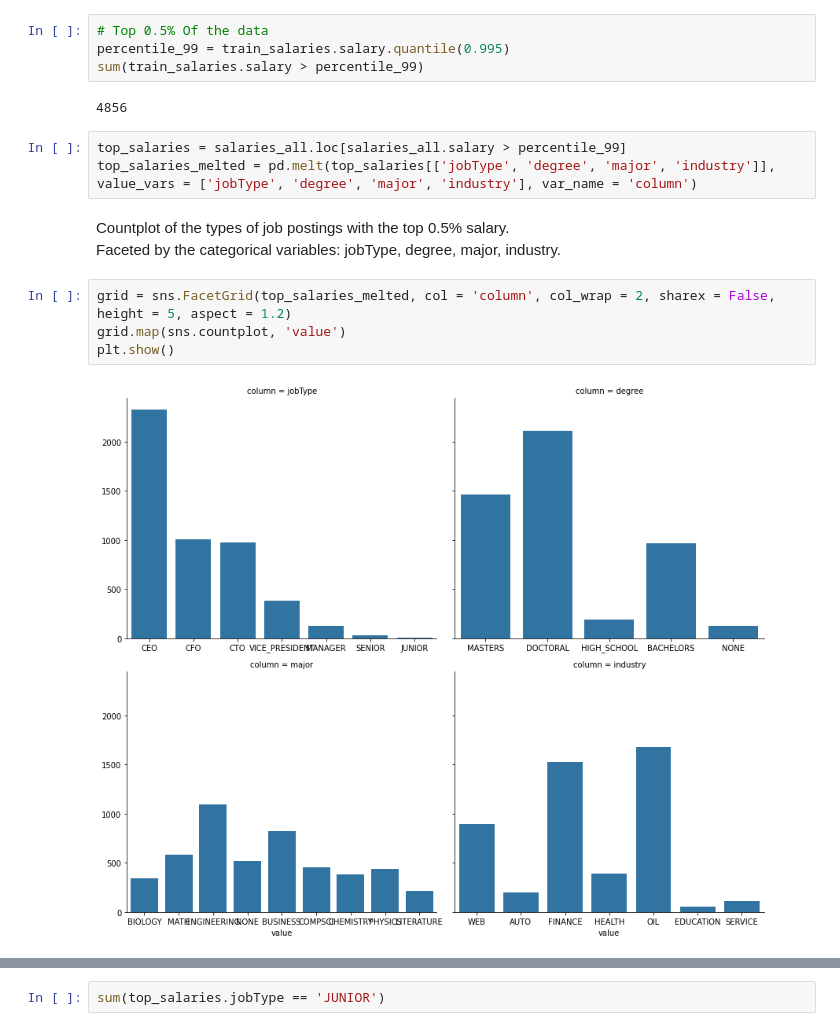
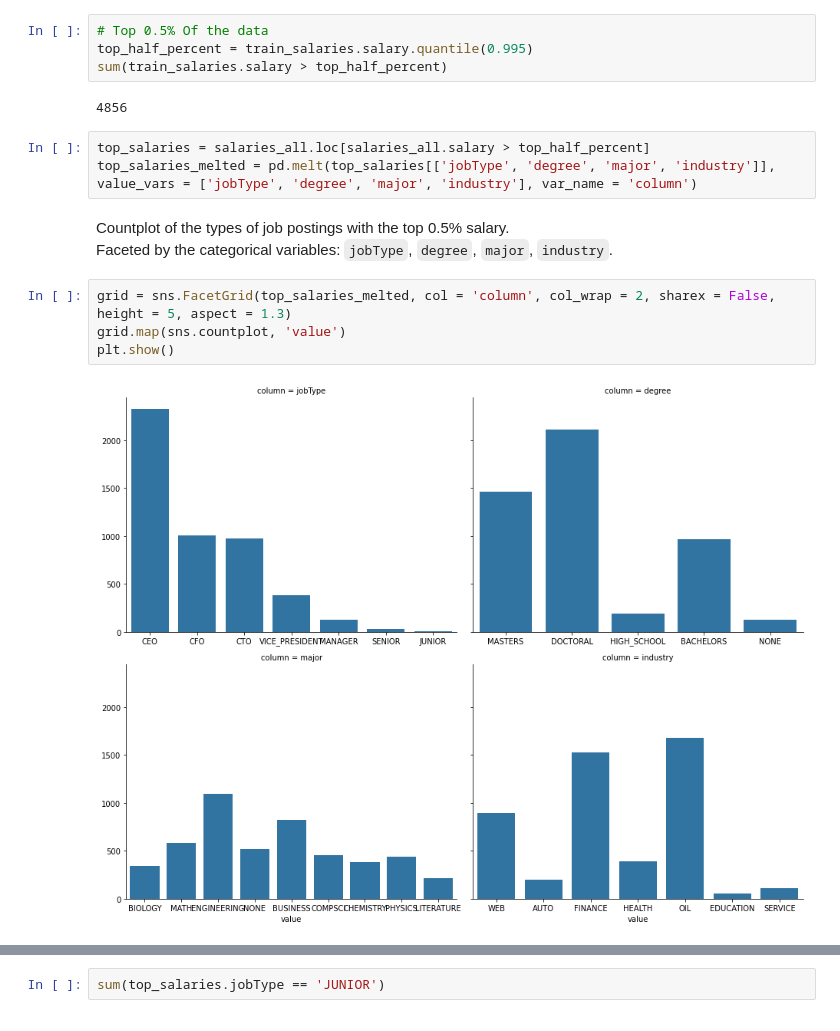
Before and after one commit to scottwiles/salary_prediction, a Jupyter notebook: notebooks/salary_prediction_eda.ipynb, the cells around one changed output, grey strips where cells are left out. Saved outputs shown, nothing was run; the diff lists cells and outputs as text.

```diff
--- a/notebooks/salary_prediction_eda.ipynb
+++ b/notebooks/salary_prediction_eda.ipynb
@@ -193,19 +196,19 @@ _(assuming questions about data pipeline health and accuracy of the data can't b
 Look into the highest salary values and check for more subtle signs of data quality issues (i.e. extremely high paid junior positions)
 # %%
 # Top 0.5% Of the data
-percentile_99 = train_salaries.salary.quantile(0.995)
-sum(train_salaries.salary > percentile_99)
+top_half_percent = train_salaries.salary.quantile(0.995)
+sum(train_salaries.salary > top_half_percent)
 # %% [output]
 4856
 # %%
-top_salaries = salaries_all.loc[salaries_all.salary > percentile_99]
+top_salaries = salaries_all.loc[salaries_all.salary > top_half_percent]
 top_salaries_melted = pd.melt(top_salaries[['jobType', 'degree', 'major', 'industry']], value_vars = ['jobType', 'degree', 'major', 'industry'], var_name = 'column')
 # %% [markdown]
 Countplot of the types of job postings with the top 0.5% salary.
-Faceted by the categorical variables: jobType, degree, major, industry.
+Faceted by the categorical variables: `jobType`, `degree`, `major`, `industry`.
 # %%
-grid = sns.FacetGrid(top_salaries_melted, col = 'column', col_wrap = 2, sharex = False, height = 5, aspect = 1.2)
+grid = sns.FacetGrid(top_salaries_melted, col = 'column', col_wrap = 2, sharex = False, height = 5, aspect = 1.3)
 grid.map(sns.countplot, 'value')
 plt.show()
 # %% [output]
-[figure, old version]
+[figure, new version]
```
Also changed, not shown: parts of 6 cells of this notebook.
